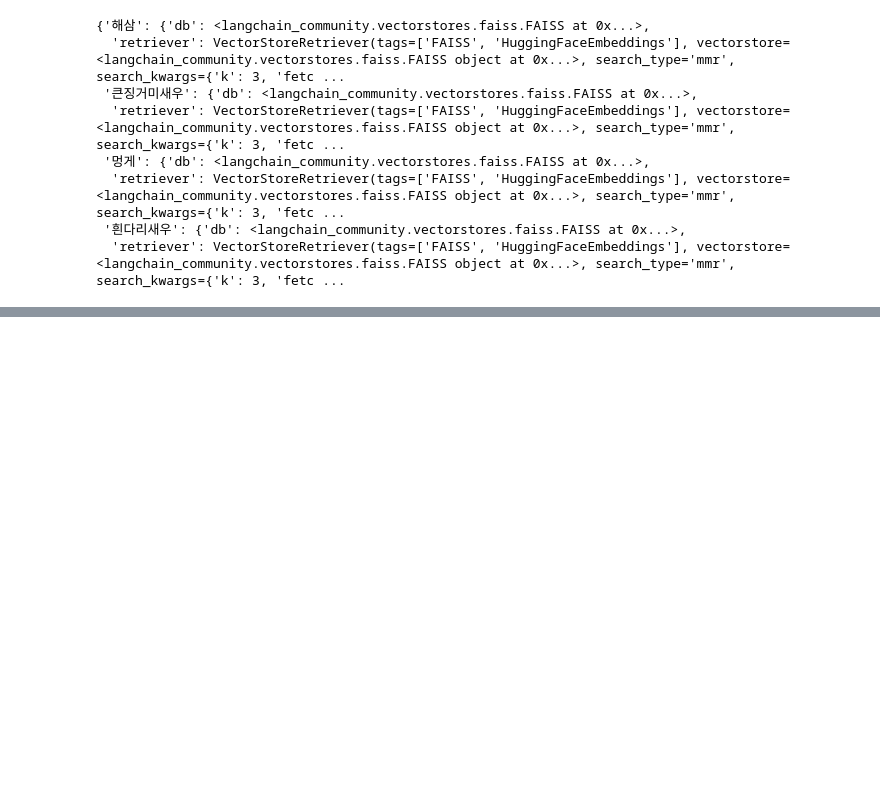
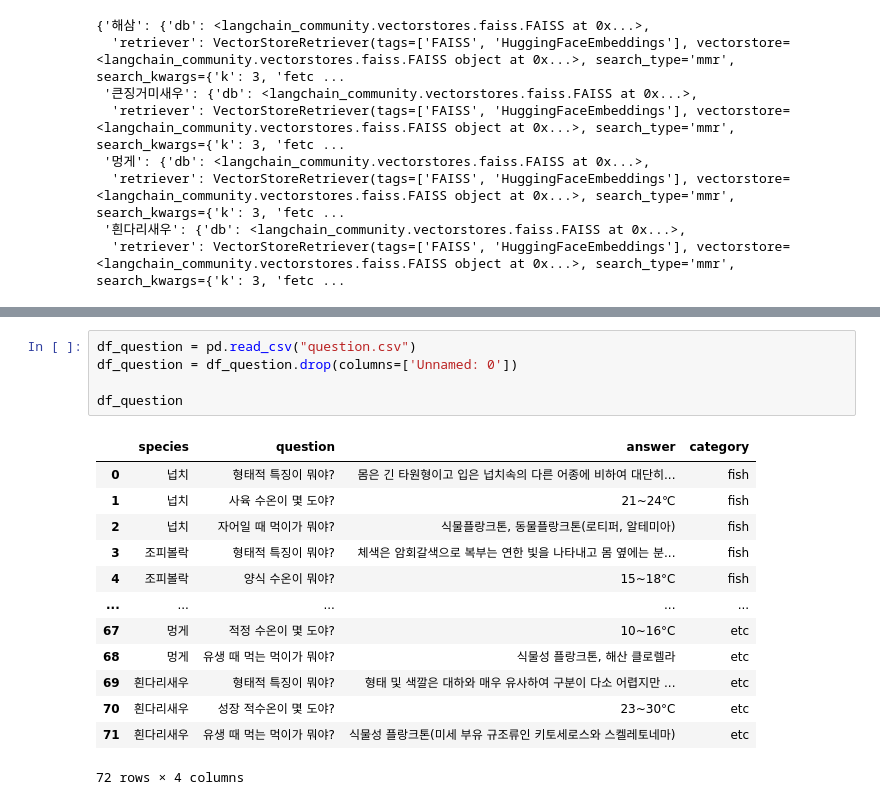
Before and after one commit to Ea3124/Ocean-Data, a Jupyter notebook: baseline.ipynb, the cells around one changed output, grey strips where cells are left out. Drawn from its saved outputs; the diff is of its cells as text; blank space fills up the shorter version.

```diff
--- a/baseline.ipynb
+++ b/baseline.ipynb
@@ -499,0 +395,19 @@ for _, row in tqdm(df.iterrows(), total=len(df), desc="Answering Questions"):
+# %%
+df_question = pd.read_csv("question.csv")
+df_question = df_question.drop(columns=['Unnamed: 0'])
+
+df_question
+# %% [output]
+|  | species | question | answer | category |
+| 0 | 넙치 | 형태적 특징이 뭐야? | 몸은 긴 타원형이고 입은 넙치속의 다른 어종에 비하여 대단히... | fish |
+| 1 | 넙치 | 사육 수온이 몇 도야? | 21~24℃ | fish |
+| 2 | 넙치 | 자어일 때 먹이가 뭐야? | 식물플랑크톤, 동물플랑크톤(로티퍼, 알테미아) | fish |
+| 3 | 조피볼락 | 형태적 특징이 뭐야? | 체색은 암회갈색으로 복부는 연한 빛을 나타내고 몸 옆에는 분... | fish |
+| 4 | 조피볼락 | 양식 수온이 뭐야? | 15~18°C | fish |
+| ... | ... | ... | ... | ... |
+| 67 | 멍게 | 적정 수온이 몇 도야? | 10~16°C | etc |
+| 68 | 멍게 | 유생 때 먹는 먹이가 뭐야? | 식물성 플랑크톤, 해산 클로렐라 | etc |
+| 69 | 흰다리새우 | 형태적 특징이 뭐야? | 형태 및 색깔은 대하와 매우 유사하여 구분이 다소 어렵지만 ... | etc |
+| 70 | 흰다리새우 | 성장 적수온이 몇 도야? | 23~30°C | etc |
+| 71 | 흰다리새우 | 유생 때 먹는 먹이가 뭐야? | 식물성 플랑크톤(미세 부유 규조류인 키토세로스와 스켈레토네마) | etc |
+72 rows × 4 columns
```
Also changed, not shown: parts of 26 cells of this notebook, 2 other files.
